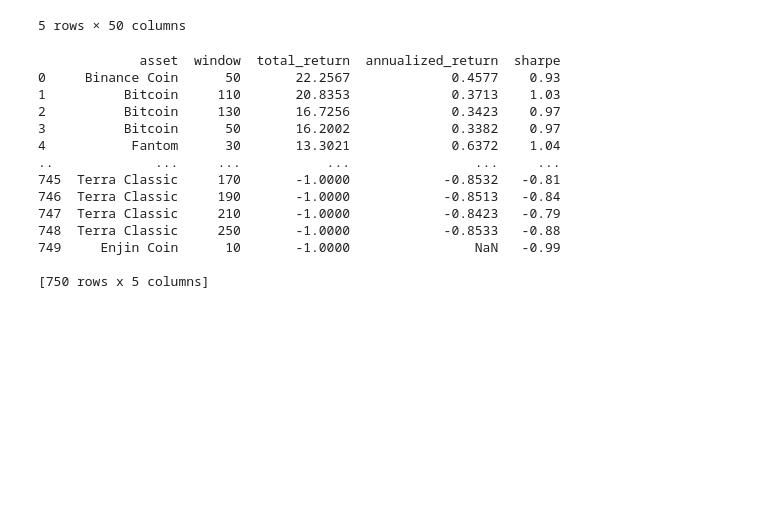
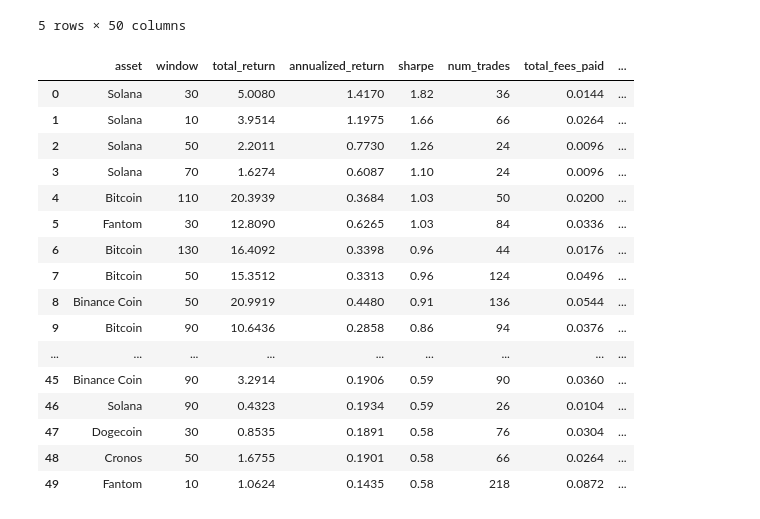
Before and after one commit to ehrJan/Backtester_git, a Jupyter notebook: main_basic.ipynb, the cells around one changed output. Cells and saved outputs as stored; diff of their text form; code cells hidden in the pictures; blank space fills up the shorter version.

```diff
--- a/main_basic.ipynb
+++ b/main_basic.ipynb
@@ -45,45 +45,48 @@ assets = xls.columns.tolist()
 # %%
 #calculate silence for each asset
 # and run backtesting for each combination of parameters
 for asset in assets:
     df = xls[[asset]]
     for params in get_param_combinations(param_grid):
         strategy = strategy_class(df.columns[0],**params)
 
         bt = Backtester(
             data=df.copy(),  # changed from file path to raw data
             strategy=strategy,
             initial_cash=initial_cash
         )
         bt.run()
         bt.evaluate(silent=True)
 
         result = {
             "asset": asset,
             **params,
             **bt.get_performance_metrics()  # e.g., return, sharpe
         }
 
         results.append(result)
 
 # Convert results to DataFrame
 results_df = pd.DataFrame(results)
-results_df.sort_values(by="total_return", ascending=False, inplace=True)
+results_df.sort_values(by="sharpe", ascending=False, inplace=True)
 results_df.reset_index(drop=True, inplace=True)
-print(results_df)
+results_df.head(50)
 # %% [output]
-             asset  window  total_return  annualized_return  sharpe
-0     Binance Coin      50       22.2567             0.4577    0.93
-1          Bitcoin     110       20.8353             0.3713    1.03
-2          Bitcoin     130       16.7256             0.3423    0.97
-3          Bitcoin      50       16.2002             0.3382    0.97
-4           Fantom      30       13.3021             0.6372    1.04
-..             ...     ...           ...                ...     ...
-745  Terra Classic     170       -1.0000            -0.8532   -0.81
-746  Terra Classic     190       -1.0000            -0.8513   -0.84
-747  Terra Classic     210       -1.0000            -0.8423   -0.79
-748  Terra Classic     250       -1.0000            -0.8533   -0.88
-749     Enjin Coin      10       -1.0000                NaN   -0.99
-
-[750 rows x 5 columns]
+|  | asset | window | total_return | annualized_return | sharpe | num_trades | total_fees_paid | ... |
+| 0 | Solana | 30 | 5.0080 | 1.4170 | 1.82 | 36 | 0.0144 | ... |
+| 1 | Solana | 10 | 3.9514 | 1.1975 | 1.66 | 66 | 0.0264 | ... |
+| 2 | Solana | 50 | 2.2011 | 0.7730 | 1.26 | 24 | 0.0096 | ... |
+| 3 | Solana | 70 | 1.6274 | 0.6087 | 1.10 | 24 | 0.0096 | ... |
+| 4 | Bitcoin | 110 | 20.3939 | 0.3684 | 1.03 | 50 | 0.0200 | ... |
+| 5 | Fantom | 30 | 12.8090 | 0.6265 | 1.03 | 84 | 0.0336 | ... |
+| 6 | Bitcoin | 130 | 16.4092 | 0.3398 | 0.96 | 44 | 0.0176 | ... |
+| 7 | Bitcoin | 50 | 15.3512 | 0.3313 | 0.96 | 124 | 0.0496 | ... |
+| 8 | Binance Coin | 50 | 20.9919 | 0.4480 | 0.91 | 136 | 0.0544 | ... |
+| 9 | Bitcoin | 90 | 10.6436 | 0.2858 | 0.86 | 94 | 0.0376 | ... |
+| ... | ... | ... | ... | ... | ... | ... | ... | ... |
+| 45 | Binance Coin | 90 | 3.2914 | 0.1906 | 0.59 | 90 | 0.0360 | ... |
+| 46 | Solana | 90 | 0.4323 | 0.1934 | 0.59 | 26 | 0.0104 | ... |
+| 47 | Dogecoin | 30 | 0.8535 | 0.1891 | 0.58 | 76 | 0.0304 | ... |
+| 48 | Cronos | 50 | 1.6755 | 0.1901 | 0.58 | 66 | 0.0264 | ... |
+| 49 | Fantom | 10 | 1.0624 | 0.1435 | 0.58 | 218 | 0.0872 | ... |
 # %%
```
Also changed, not shown: parts of 3 cells of this notebook, 3 other files.
